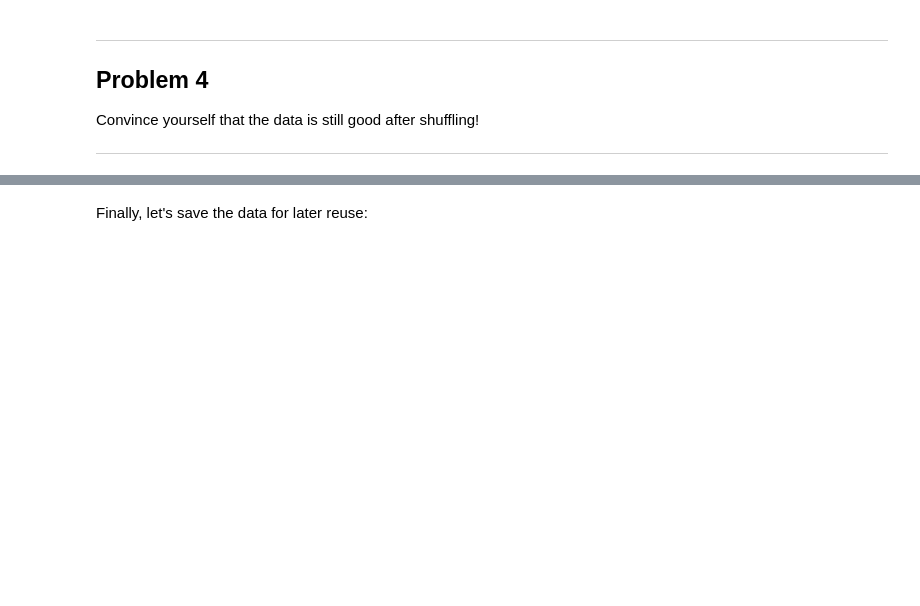
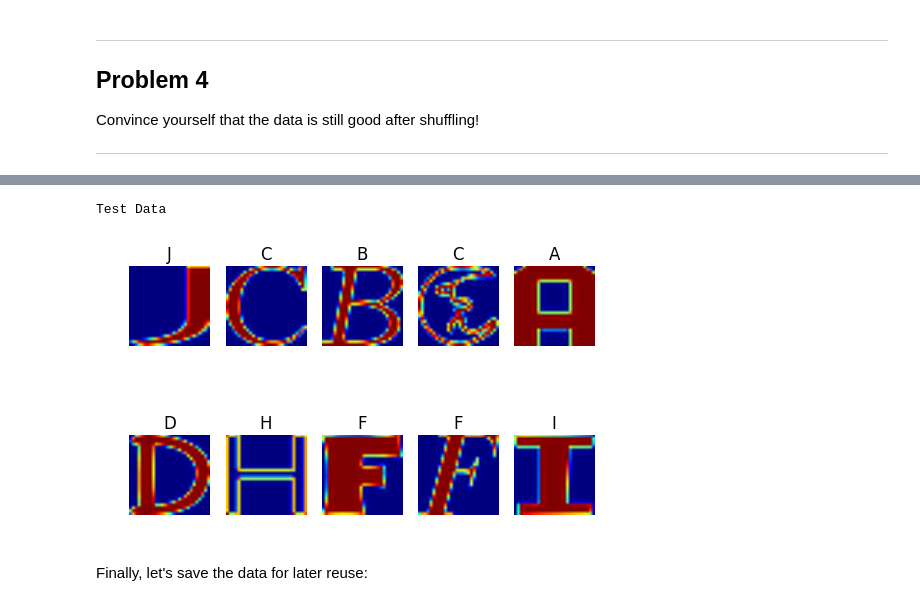
Before and after one commit to nneubarth/udacity_deep_learning, a Jupyter notebook: 1_notmnist.ipynb, the cells around one changed output, grey strips where cells are left out. Drawn from its saved outputs; the diff is of its cells as text; code cells hidden in the pictures; blank space fills up the shorter version.

```diff
--- a/1_notmnist.ipynb
+++ b/1_notmnist.ipynb
@@ -371,3 +400,10 @@ Convince yourself that the data is still good after shuffling!
+# %%
+plt.figure()
+print('Test Data')
+dispShuffled(test_dataset,test_labels)
+# %% [output]
+Test Data
+[figure, added]
 # %% [markdown]
 Finally, let's save the data for later reuse:
 # %%
```
Also changed, not shown: parts of 5 cells of this notebook.
